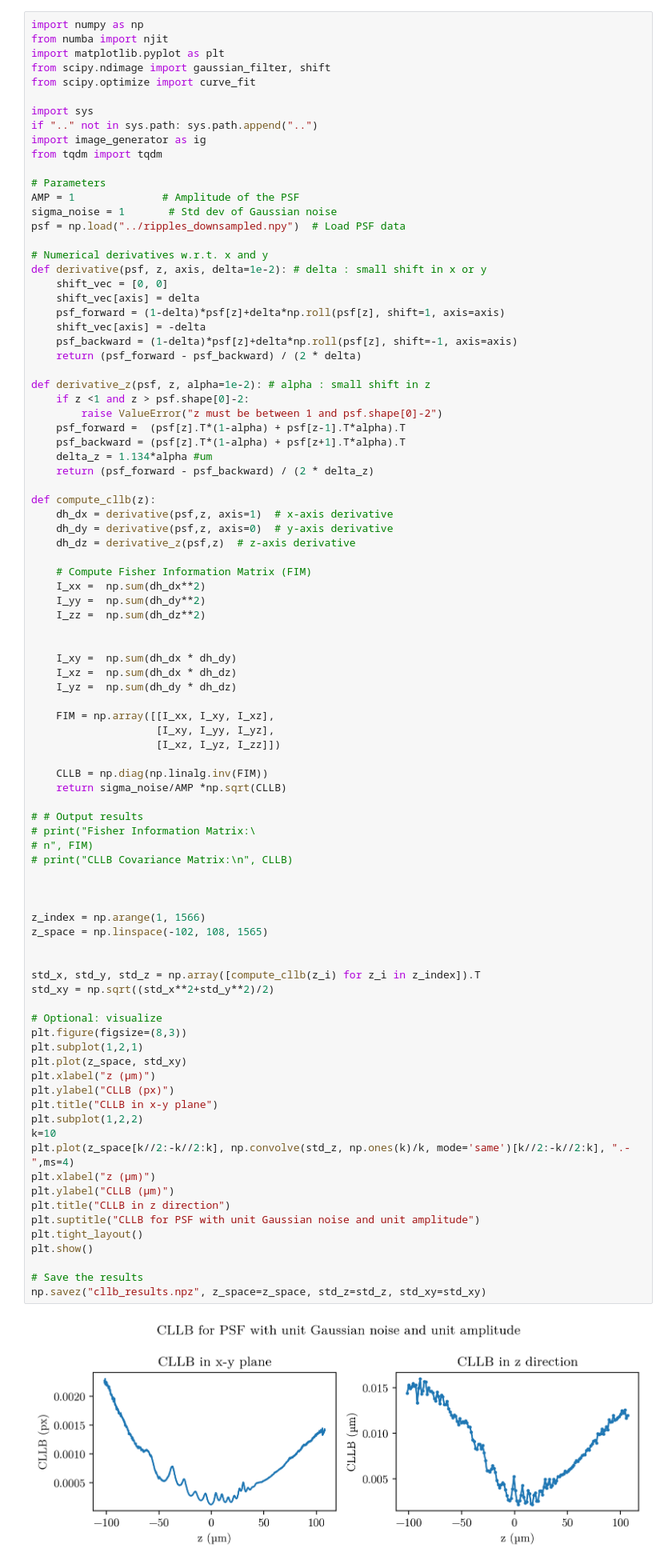
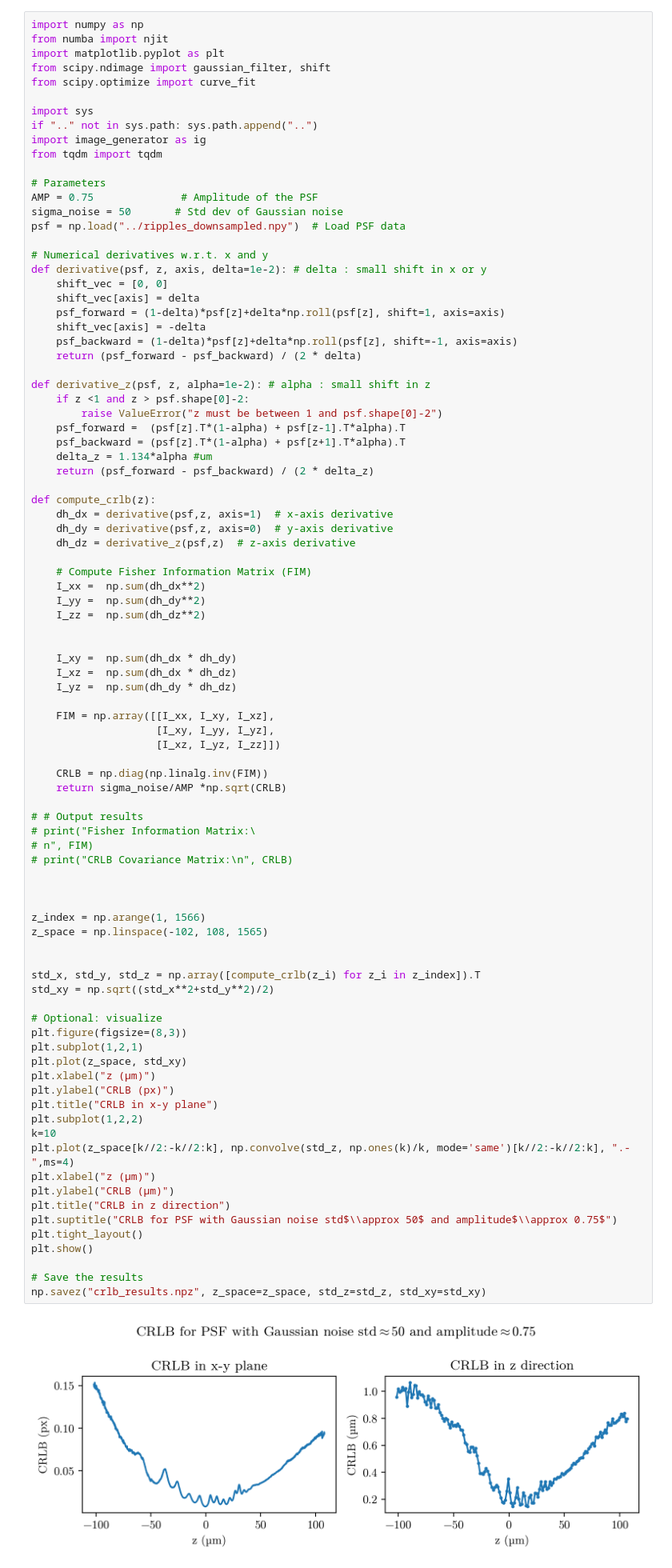
Before and after one commit to till-robert/YOLOtrack11, a Jupyter notebook: notebooks/crlb.ipynb, the cells around one changed output. Shown at 80% size. Saved outputs shown, nothing was run; the diff lists cells and outputs as text.

```diff
--- a/notebooks/crlb.ipynb
+++ b/notebooks/crlb.ipynb
@@ -48,8 +48,8 @@ import image_generator as ig
 from tqdm import tqdm
 
 # Parameters
-AMP = 1              # Amplitude of the PSF
-sigma_noise = 1       # Std dev of Gaussian noise
+AMP = 0.75              # Amplitude of the PSF
+sigma_noise = 50       # Std dev of Gaussian noise
 psf = np.load("../ripples_downsampled.npy")  # Load PSF data
 
 # Numerical derivatives w.r.t. x and y
@@ -69,7 +69,7 @@ def derivative_z(psf, z, alpha=1e-2): # alpha : small shift in z
     delta_z = 1.134*alpha #um
     return (psf_forward - psf_backward) / (2 * delta_z)
 
-def compute_cllb(z):
+def compute_crlb(z):
     dh_dx = derivative(psf,z, axis=1)  # x-axis derivative
     dh_dy = derivative(psf,z, axis=0)  # y-axis derivative
     dh_dz = derivative_z(psf,z)  # z-axis derivative
@@ -88,44 +88,44 @@ def compute_cllb(z):
                     [I_xy, I_yy, I_yz],
                     [I_xz, I_yz, I_zz]])
 
-    CLLB = np.diag(np.linalg.inv(FIM))
-    return sigma_noise/AMP *np.sqrt(CLLB)
+    CRLB = np.diag(np.linalg.inv(FIM))
+    return sigma_noise/AMP *np.sqrt(CRLB)
 
 # # Output results
 # print("Fisher Information Matrix:\
 # n", FIM)
-# print("CLLB Covariance Matrix:\n", CLLB)
+# print("CRLB Covariance Matrix:\n", CRLB)
 
 
 
 z_index = np.arange(1, 1566)
 z_space = np.linspace(-102, 108, 1565)
 
 
-std_x, std_y, std_z = np.array([compute_cllb(z_i) for z_i in z_index]).T
+std_x, std_y, std_z = np.array([compute_crlb(z_i) for z_i in z_index]).T
 std_xy = np.sqrt((std_x**2+std_y**2)/2)
 
 # Optional: visualize
 plt.figure(figsize=(8,3))
 plt.subplot(1,2,1)
 plt.plot(z_space, std_xy)
 plt.xlabel("z (µm)")
-plt.ylabel("CLLB (px)")
-plt.title("CLLB in x-y plane")
+plt.ylabel("CRLB (px)")
+plt.title("CRLB in x-y plane")
 plt.subplot(1,2,2)
 k=10
 plt.plot(z_space[k//2:-k//2:k], np.convolve(std_z, np.ones(k)/k, mode='same')[k//2:-k//2:k], ".-",ms=4)
 plt.xlabel("z (µm)")
-plt.ylabel("CLLB (µm)")
-plt.title("CLLB in z direction")
-plt.suptitle("CLLB for PSF with unit Gaussian noise and unit amplitude")
+plt.ylabel("CRLB (µm)")
+plt.title("CRLB in z direction")
+plt.suptitle("CRLB for PSF with Gaussian noise std$\\approx 50$ and amplitude$\\approx 0.75$")
 plt.tight_layout()
 plt.show()
 
 # Save the results
-np.savez("cllb_results.npz", z_space=z_space, std_z=std_z, std_xy=std_xy)
+np.savez("crlb_results.npz", z_space=z_space, std_z=std_z, std_xy=std_xy)
 # %% [output]
-[figure, old version]
+[figure, new version]
 # %% [markdown]
 sampling absolute noise levels for different SNRs
 # %%
```
Also changed, not shown: parts of 5 cells of this notebook, 3 other files.
